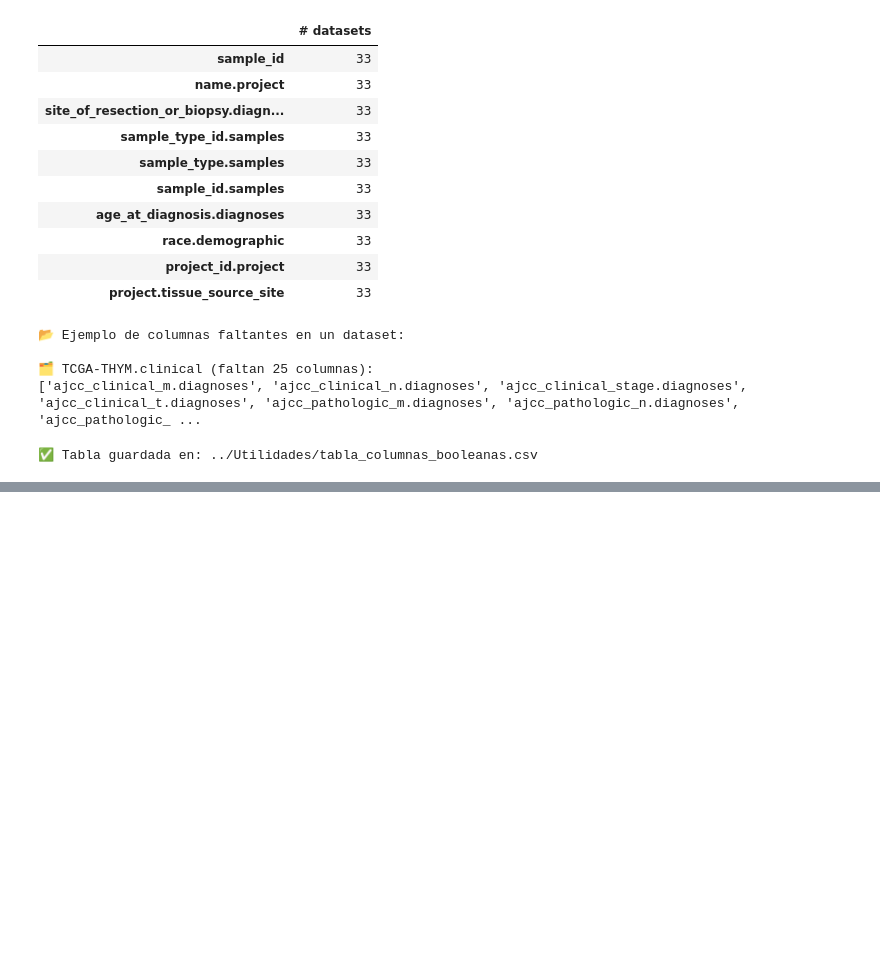
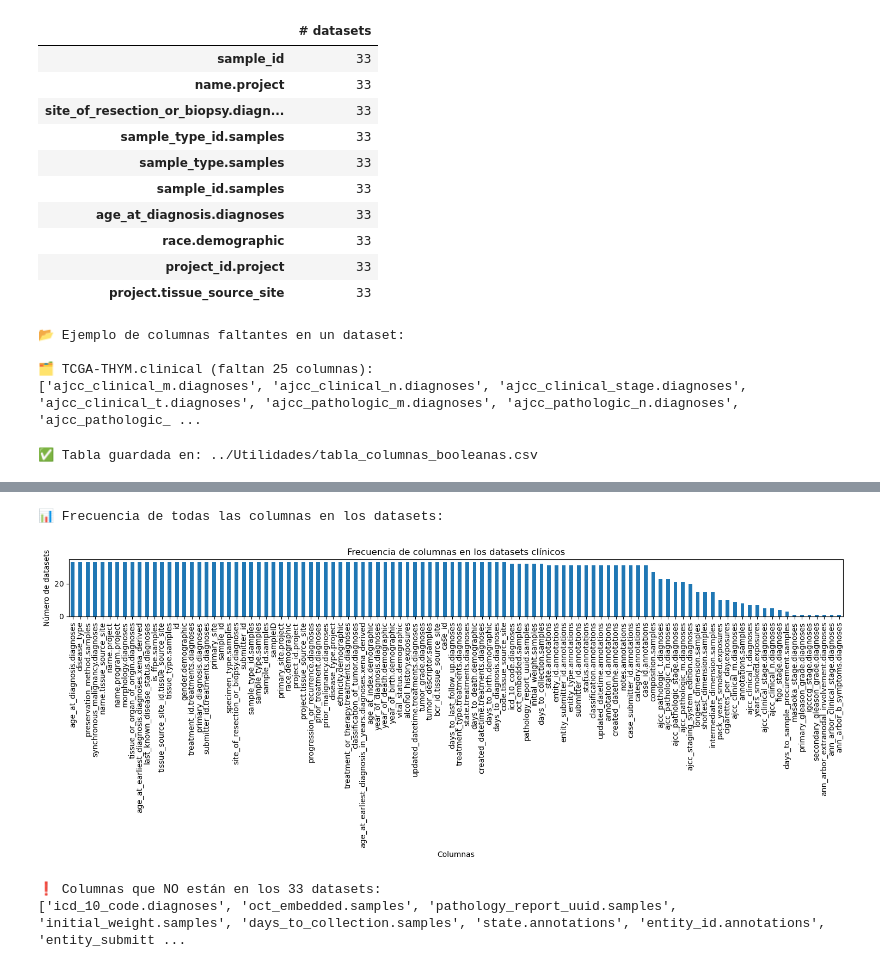
Before and after one commit to crltsnch/TFG_Carlota, a Jupyter notebook: ETL/Preparacion.ipynb, the cells around one changed output, grey strips where cells are left out. Cells and saved outputs as stored; diff of their text form; code cells hidden in the pictures; blank space fills up the shorter version.

```diff
--- a/ETL/Preparacion.ipynb
+++ b/ETL/Preparacion.ipynb
@@ -142,0 +124,11 @@ Note: you may need to restart the kernel to use updated packages.
+# %%
+# Cargar CSV
+df = pd.read_csv("../Utilidades/tabla_columnas_booleanas.csv")
+
+# Ajustes de visualización para que no corte columnas/filas
+pd.set_option('display.max_columns', None)  # mostrar todas las columnas
+pd.set_option('display.max_rows', None)     # mostrar todas las filas
+pd.set_option('display.width', 2000)        # ancho total
+
+# Mostrar
+display(df)
@@ -142,0 +153,31 @@ Note: you may need to restart the kernel to use updated packages.
+# %%
+# Sumar las filas (cada columna se suma verticalmente → número de datasets donde está presente)
+frecuencia_columnas = df.drop(columns=["Unnamed: 0"], errors="ignore").sum(axis=0).sort_values(ascending=False)
+
+# Mostrar todas las columnas y su frecuencia
+print("📊 Frecuencia de todas las columnas en los datasets:")
+
+# Crear gráfico
+plt.figure(figsize=(15, 6))
+frecuencia_columnas.plot(kind='bar')
+
+# Títulos y ejes
+plt.title("Frecuencia de columnas en los datasets clínicos")
+plt.xlabel("Columnas")
+plt.ylabel("Número de datasets")
+plt.xticks(rotation=90)
+
+# Mostrar gráfico sin guardar
+plt.tight_layout()
+plt.show()
+# %% [output]
+📊 Frecuencia de todas las columnas en los datasets:
+[figure, added]
+# %%
+columnas_incompletas = frecuencia_columnas[frecuencia_columnas < 33].index.tolist()
+
+print("❗ Columnas que NO están en los 33 datasets:")
+print(columnas_incompletas)
+# %% [output]
+❗ Columnas que NO están en los 33 datasets:
+['icd_10_code.diagnoses', 'oct_embedded.samples', 'pathology_report_uuid.samples', 'initial_weight.samples', 'days_to_collection.samples', 'state.annotations', 'entity_id.annotations', 'entity_submitt ...
```
Also changed, not shown: parts of 3 cells of this notebook.
